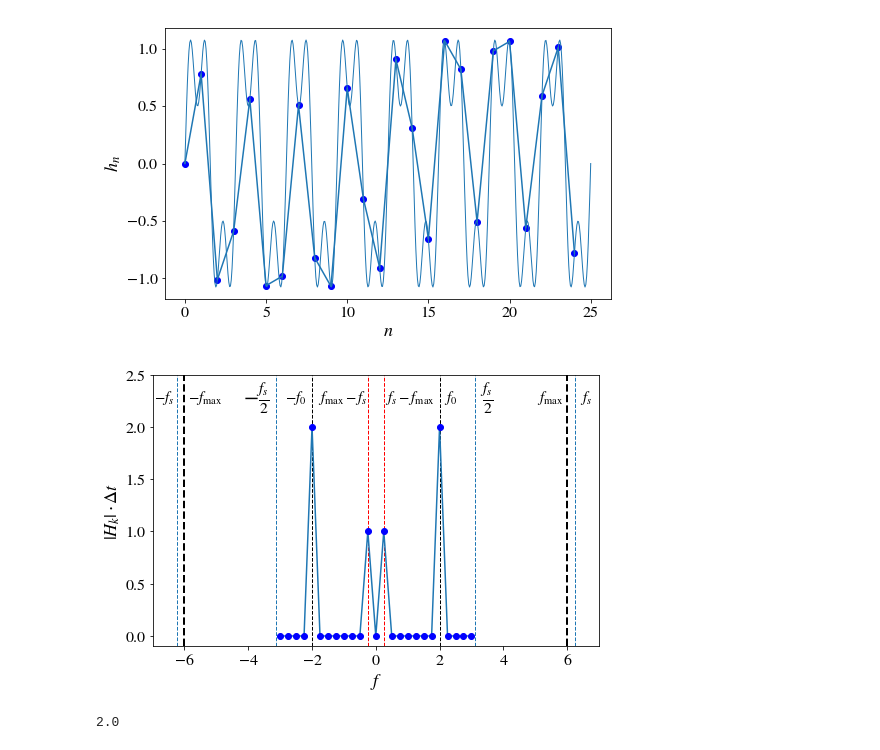
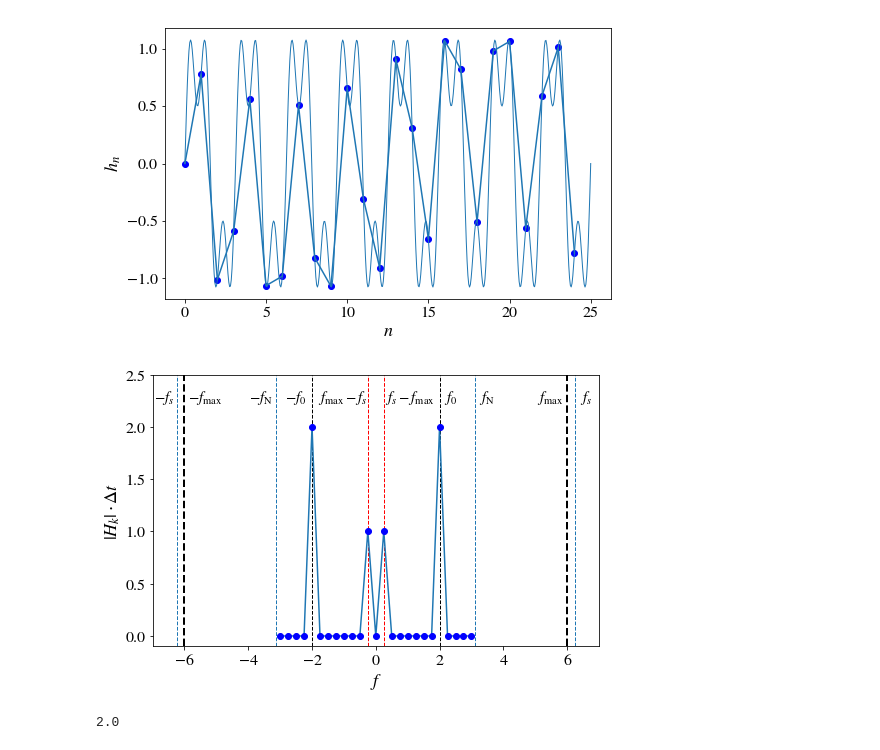
Before and after one commit to niksterg/pyFourier, a Jupyter notebook: DFT.ipynb, the cells around one changed output. Drawn from its saved outputs; the diff is of its cells as text; code cells hidden in the pictures.

```diff
--- a/DFT.ipynb
+++ b/DFT.ipynb
@@ -571,36 +573,34 @@ f_shift = fftpack.fftshift(f_k)
 # %%
 plt.plot(f_shift, np.abs(H_k_shift) *dt)
 plt.plot(f_shift, np.abs(H_k_shift) *dt, 'bo')
 plt.xlabel(r'$f$') ; plt.ylabel(r'$|H_k|\cdot \Delta t$')
 ymax = 2.5
 ymin = -0.1
 yl = ymax-0.25
 plt.axis([-7, 7, ymin, ymax])
 plt.vlines(f0, ymin, ymax, linestyles = '--', linewidth=1.0)
 plt.vlines(-f0, ymin, ymax, linestyles = '--', linewidth=1.0)
 plt.vlines(fmax, ymin, ymax, linestyles = '--', linewidth=2.0)
 plt.vlines(-fmax, ymin, ymax, linestyles = '--', linewidth=2.0)
 plt.vlines(-1/(2*dt), ymin, ymax, linestyles = '--', linewidth=1.0, colors='tab:blue')
 plt.vlines(1/(2*dt), ymin, ymax, linestyles = '--', linewidth=1.0, colors='tab:blue')
 plt.vlines(-1/dt, ymin, ymax, linestyles = '--', linewidth=1.0, colors='tab:blue')
 plt.vlines(1/dt, ymin, ymax, linestyles = '--', linewidth=1.0, colors='tab:blue')
 plt.vlines(f_s-fmax, ymin, ymax, linestyles = '--', linewidth=1.0, colors='r')
 plt.vlines(-(f_s-fmax), ymin, ymax, linestyles = '--', linewidth=1.0, colors='r')
 plt.text(f0+0.15, yl, r'$f_0$', fontsize=15)
 plt.text(-fmax+0.1, yl, r'$-f_{\rm max}$', fontsize=15)
 plt.text(fmax-0.95, yl, r'$f_{\rm max}$', fontsize=15)
 plt.text(-f0-0.85, yl, r'$-f_0$', fontsize=15)
 plt.text((f_s-fmax)+0.05, yl, r'$f_s-f_{\rm max}$', fontsize=15)
 plt.text(-(f_s-fmax)-1.55, yl, r'$f_{\rm max}-f_s$', fontsize=15)
 plt.text(1/dt+0.15, yl, r'$f_s$', fontsize=15)
 plt.text(-1/dt-0.7, yl, r'$-f_s$', fontsize=15)
-#plt.text(1/(2*dt)+0.07, yl, r'$\frac{1}{2\Delta t}$', fontsize=15)
-#plt.text(-1/(2*dt)-0.45, yl, r'$-\frac{1}{2\Delta t}$', fontsize=15)
-plt.text(1/(2*dt)+0.15, yl-0.03, r'$\frac{f_s}{2}$', fontsize=22)
-plt.text(-1/(2*dt)-1.05, yl-0.03, r'$-\frac{f_s}{2}$', fontsize=22)
+plt.text(1/(2*dt)+0.1, yl, r'$f_{\rm N}$', fontsize=15)
+plt.text(-1/(2*dt)-0.85, yl, r'$-f_{\rm N}$', fontsize=15)
 plt.show()
 # %% [output]
-[figure, old version]
+[figure, new version]
 # %%
 display(f0, fmax, f_s, f_s/2, f_s - fmax)
 # %% [output]
```
Also changed, not shown: parts of 6 cells of this notebook.
